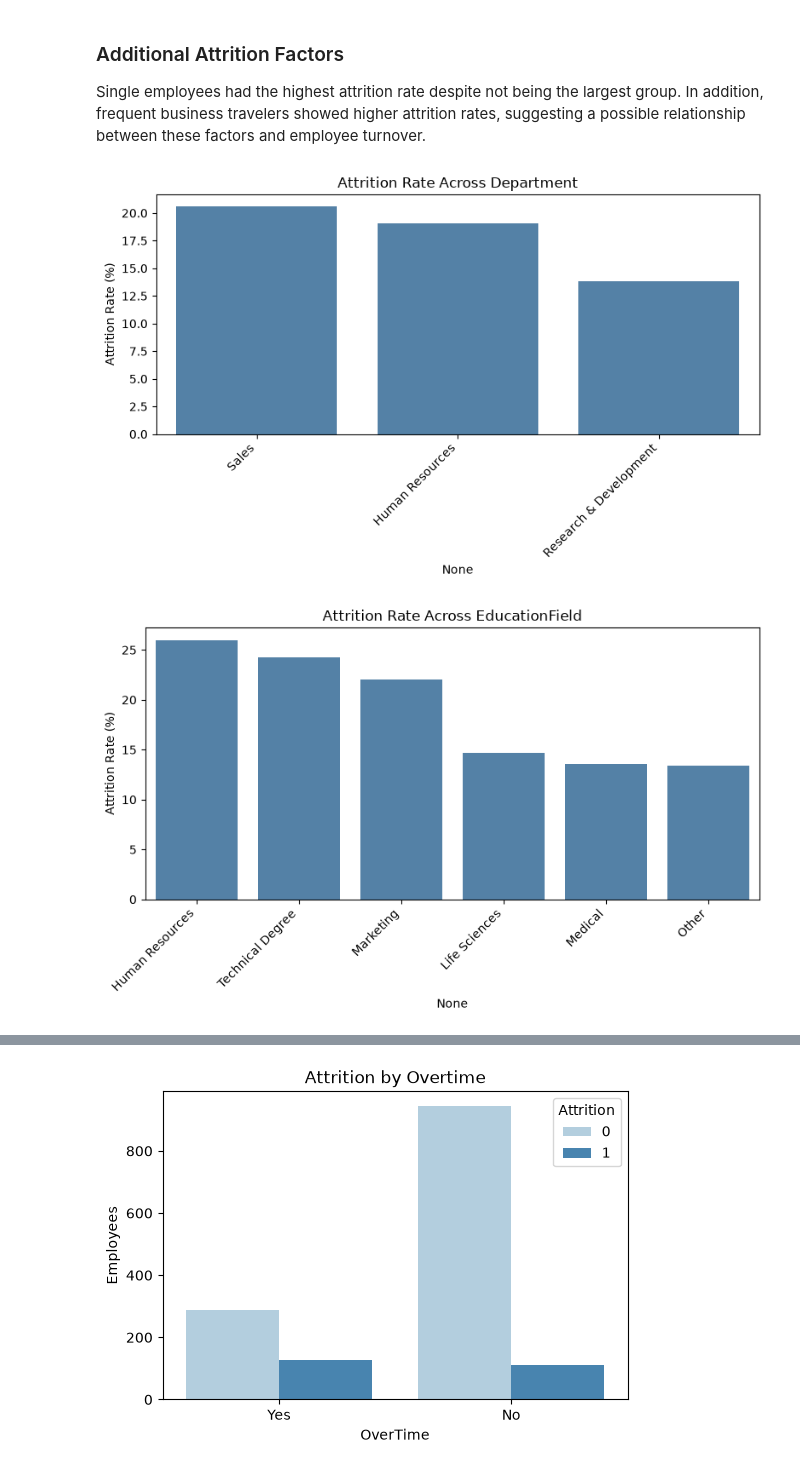
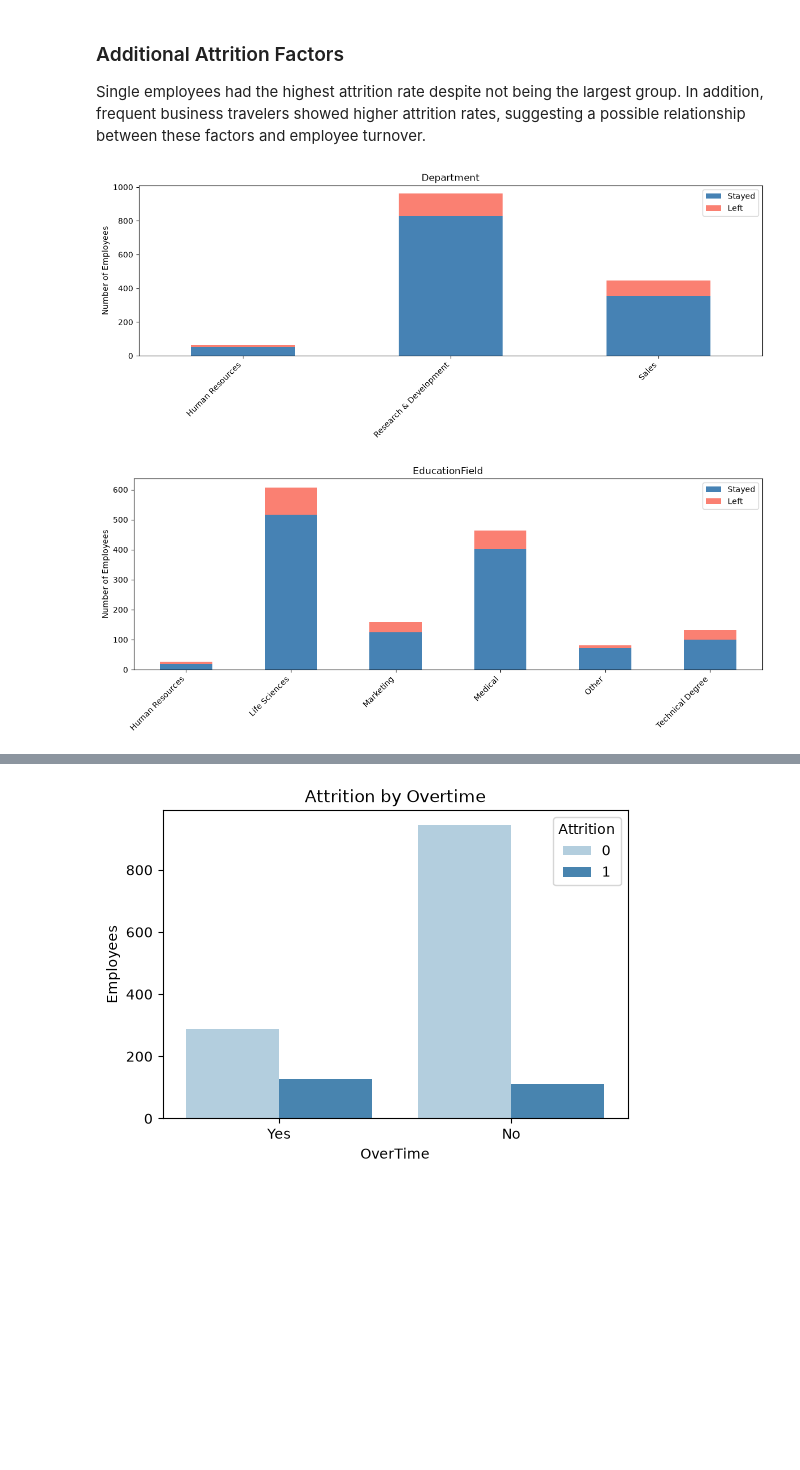
Before and after one commit to areenaAlmeshaly/Employee-Attrition-Prediction, a Jupyter notebook: notebook/Employee Attrition Prediction.ipynb, the cells around one changed output, grey strips where cells are left out. Saved outputs shown, nothing was run; the diff lists cells and outputs as text; code cells hidden in the pictures; blank space fills up the shorter version.

```diff
--- a/notebook/Employee Attrition Prediction.ipynb
+++ b/notebook/Employee Attrition Prediction.ipynb
@@ -15,7 +15,7 @@ import pandas as pd
 import numpy as np
 import matplotlib.pyplot as plt
 import seaborn as sns
-df = pd.read_csv("data/IBM Data.csv")
+df = pd.read_csv("../data/IBM Data.csv")
 # %% [markdown]
 # 1) Data Understanding
 # %%
@@ -265,23 +277,21 @@ Monthly Income showed a clearer difference between employees who left and stayed
 
 Single employees had the highest attrition rate despite not being the largest group. In addition, frequent business travelers showed higher attrition rates, suggesting a possible relationship between these factors and employee turnover.
 # %%
-cat_cols = ["Department", "EducationField", "JobRole"]
+for col in ["Department", "EducationField", "JobRole"]:
+    data = df.filter(regex=f"^{col}_")
 
-for col in cat_cols:
-    cols = [c for c in df.columns if c.startswith(col + "_")]
-    rate = {
-        c.replace(col + "_", ""): df.loc[df[c] == 1, "Attrition"].mean() * 100
-        for c in cols}
+    counts = pd.DataFrame({
+        "Stayed": [((data[c] == 1) & (df["Attrition"] == 0)).sum() for c in data],
+        "Left": [((data[c] == 1) & (df["Attrition"] == 1)).sum() for c in data]
+        }, index=data.columns.str.replace(f"{col}_", "", regex=False))
 
-    rate = pd.Series(rate).sort_values(ascending=False)
+    counts.plot(kind="bar", stacked=True, figsize=(12, 5),
+                color=["steelblue", "salmon"], title=col)
 
-    plt.figure(figsize=(8, 5))
-    sns.barplot(x=rate.index, y=rate.values, color="steelblue")
-    plt.title(f"Attrition Rate Across {col}")
-    plt.ylabel("Attrition Rate (%)")
+    plt.ylabel("Number of Employees")
     plt.xticks(rotation=45, ha="right")
     plt.tight_layout()
     plt.show()
 # %% [output]
-[figure, old version]
+[figure, new version]
-[figure, old version]
+[figure, new version]
```
Also changed, not shown: parts of 20 cells of this notebook, 18 other files.
